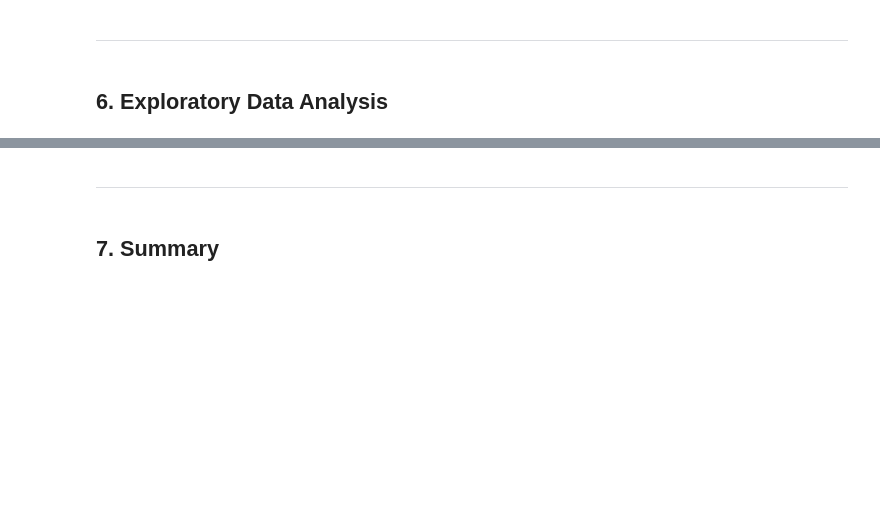
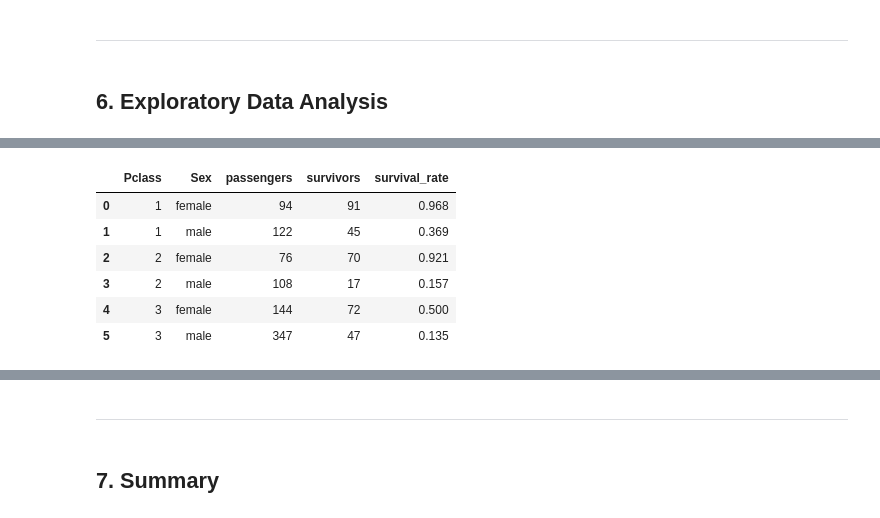
Before and after one commit to Tobolove/ai-programming-foundations-project, a Jupyter notebook: data_workflow.ipynb, the cells around one changed output, grey strips where cells are left out. Drawn from its saved outputs; the diff is of its cells as text; code cells hidden in the pictures; blank space fills up the shorter version.

```diff
--- a/data_workflow.ipynb
+++ b/data_workflow.ipynb
@@ -471,0 +507,12 @@ All 891 passengers are still there and no column has missing values. The new col
+# %%
+# Survival rate for every combination of class and sex
+rates = survival_rate(df_clean, ["Pclass", "Sex"]).reset_index()
+display(rates)
+# %% [output]
+|  | Pclass | Sex | passengers | survivors | survival_rate |
+| 0 | 1 | female | 94 | 91 | 0.968 |
+| 1 | 1 | male | 122 | 45 | 0.369 |
+| 2 | 2 | female | 76 | 70 | 0.921 |
+| 3 | 2 | male | 108 | 17 | 0.157 |
+| 4 | 3 | female | 144 | 72 | 0.500 |
+| 5 | 3 | male | 347 | 47 | 0.135 |
```
Also changed, not shown: parts of 21 cells of this notebook.
